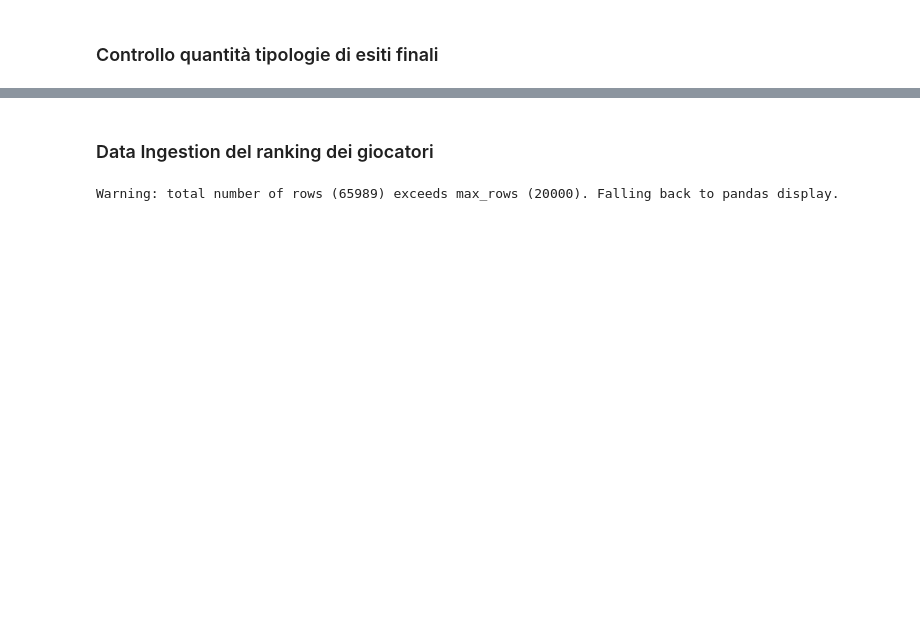
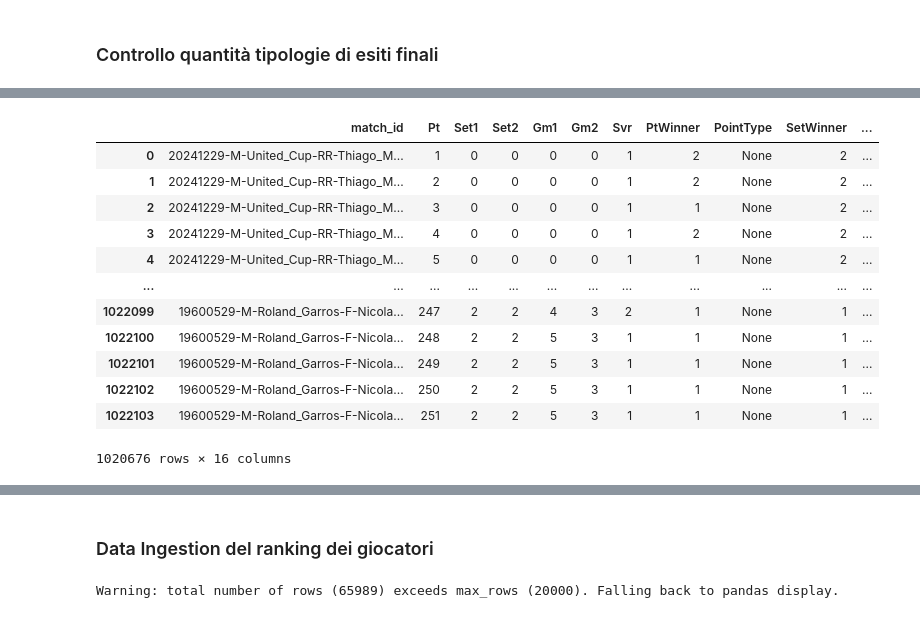
Before and after one commit to oraziotorre/MomentumShiftAI, a Jupyter notebook: TennisDataGenerator.ipynb, the cells around one changed output, grey strips where cells are left out. Cells and saved outputs as stored; diff of their text form; code cells hidden in the pictures; blank space fills up the shorter version.

```diff
--- a/TennisDataGenerator.ipynb
+++ b/TennisDataGenerator.ipynb
@@ -424,0 +414,17 @@ Warning: total number of rows (118023) exceeds max_rows (20000). Falling back to
+# %%
+# 1. Crea identificatore univoco del set (combinazione match_id e somma set)
+dataset['SetID'] = dataset['match_id'].astype(str) + '_' + (dataset['Set1'] + dataset['Set2']).astype(str)
+
+# 2. Conta i punti all'interno di ciascun set
+dataset['PtSet'] = dataset.groupby('SetID').cumcount() + 1
+
+# 3. Calcola il vincitore di ciascun set (ultimo punto del set)
+set_winners = dataset.groupby('SetID')['PtWinner'].last()
+dataset['SetWinner'] = dataset['SetID'].map(set_winners)
+
+# 4. Calcola il vincitore del match (ultimo punto del match)
+match_winners = dataset.groupby('match_id')['PtWinner'].last()
+dataset['MatchWinner'] = dataset['match_id'].map(match_winners)
+
+dataset
+# %% [output]
@@ -425 +432,14 @@ Warning: total number of rows (118023) exceeds max_rows (20000). Falling back to
+|  | match_id | Pt | Set1 | Set2 | Gm1 | Gm2 | Svr | PtWinner | PointType | SetWinner | ... |
+| 0 | 20241229-M-United_Cup-RR-Thiago_M... | 1 | 0 | 0 | 0 | 0 | 1 | 2 | None | 2 | ... |
+| 1 | 20241229-M-United_Cup-RR-Thiago_M... | 2 | 0 | 0 | 0 | 0 | 1 | 2 | None | 2 | ... |
+| 2 | 20241229-M-United_Cup-RR-Thiago_M... | 3 | 0 | 0 | 0 | 0 | 1 | 1 | None | 2 | ... |
+| 3 | 20241229-M-United_Cup-RR-Thiago_M... | 4 | 0 | 0 | 0 | 0 | 1 | 2 | None | 2 | ... |
+| 4 | 20241229-M-United_Cup-RR-Thiago_M... | 5 | 0 | 0 | 0 | 0 | 1 | 1 | None | 2 | ... |
+| ... | ... | ... | ... | ... | ... | ... | ... | ... | ... | ... | ... |
+| 1022099 | 19600529-M-Roland_Garros-F-Nicola... | 247 | 2 | 2 | 4 | 3 | 2 | 1 | None | 1 | ... |
+| 1022100 | 19600529-M-Roland_Garros-F-Nicola... | 248 | 2 | 2 | 5 | 3 | 1 | 1 | None | 1 | ... |
+| 1022101 | 19600529-M-Roland_Garros-F-Nicola... | 249 | 2 | 2 | 5 | 3 | 1 | 1 | None | 1 | ... |
+| 1022102 | 19600529-M-Roland_Garros-F-Nicola... | 250 | 2 | 2 | 5 | 3 | 1 | 1 | None | 1 | ... |
+| 1022103 | 19600529-M-Roland_Garros-F-Nicola... | 251 | 2 | 2 | 5 | 3 | 1 | 1 | None | 1 | ... |
+1020676 rows × 16 columns
 # %% [markdown]
```
Also changed, not shown: parts of 38 cells of this notebook.
